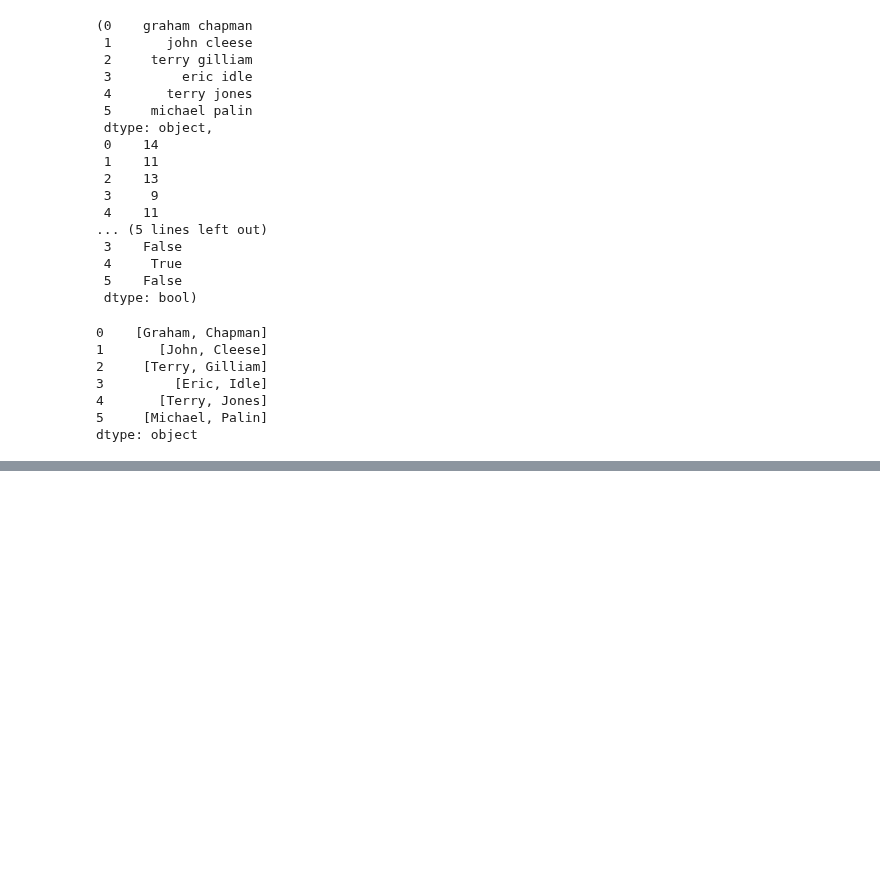
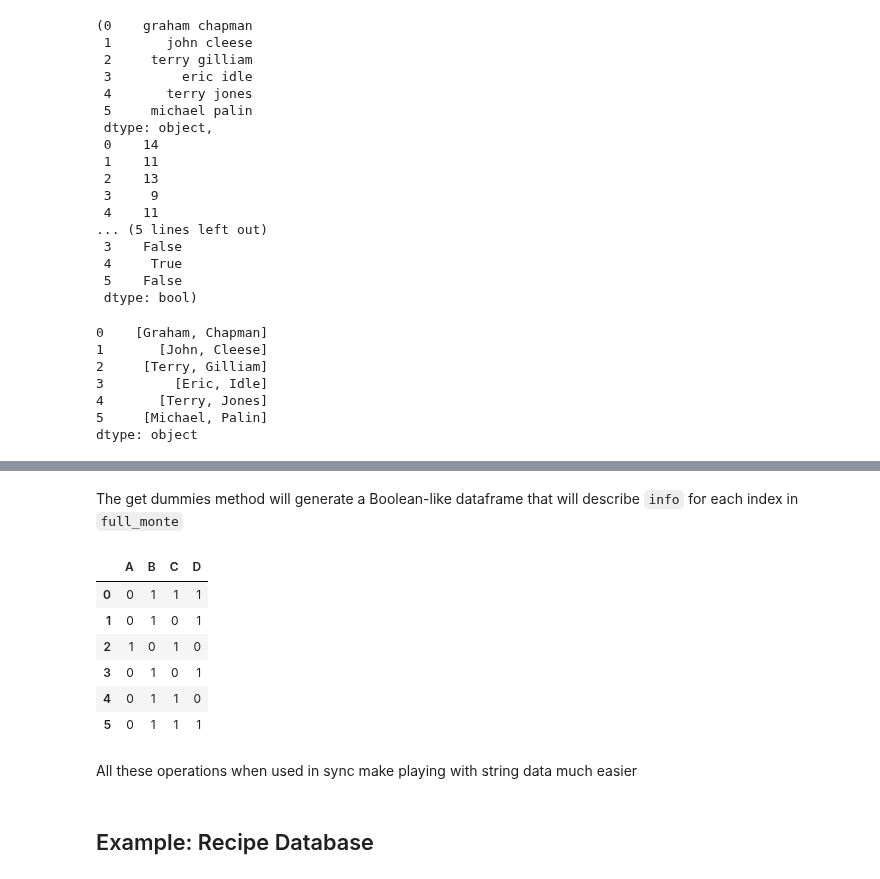
Before and after one commit to denis-james/Self-Learning, a Jupyter notebook: Pandas/10. Vectorized String Operations.ipynb, the cells around one changed output, grey strips where cells are left out. Cells and saved outputs as stored; diff of their text form; code cells hidden in the pictures; blank space fills up the shorter version.

Commit message:
Vectorized String Operations Updated

```diff
--- a/Pandas/10. Vectorized String Operations.ipynb
+++ b/Pandas/10. Vectorized String Operations.ipynb
@@ -123,0 +142,4 @@ The get() and the slice() operations, in particular,
+# %%
+full_monte = pd.DataFrame({'name': monte,
+                           'info': ['B|C|D', 'B|D', 'A|C','B|D', 'B|C', 'B|C|D']})
+full_monte
@@ -123,0 +154,16 @@ The get() and the slice() operations, in particular,
+# %% [markdown]
+The get dummies method will generate a Boolean-like dataframe that will describe `info` for each index in `full_monte`
+# %%
+full_monte['info'].str.get_dummies('|')
+# %% [output]
+|  | A | B | C | D |
+| 0 | 0 | 1 | 1 | 1 |
+| 1 | 0 | 1 | 0 | 1 |
+| 2 | 1 | 0 | 1 | 0 |
+| 3 | 0 | 1 | 0 | 1 |
+| 4 | 0 | 1 | 1 | 0 |
+| 5 | 0 | 1 | 1 | 1 |
+# %% [markdown]
+All these operations when used in sync make playing with string data much easier
+# %% [markdown]
+## Example: Recipe Database
```
Also changed, not shown: parts of 22 cells of this notebook.
